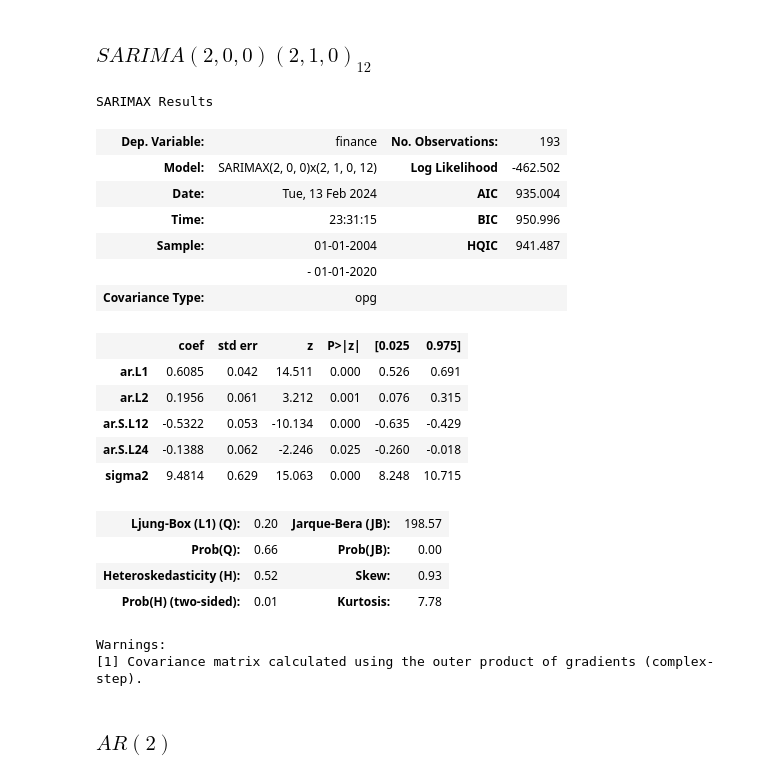
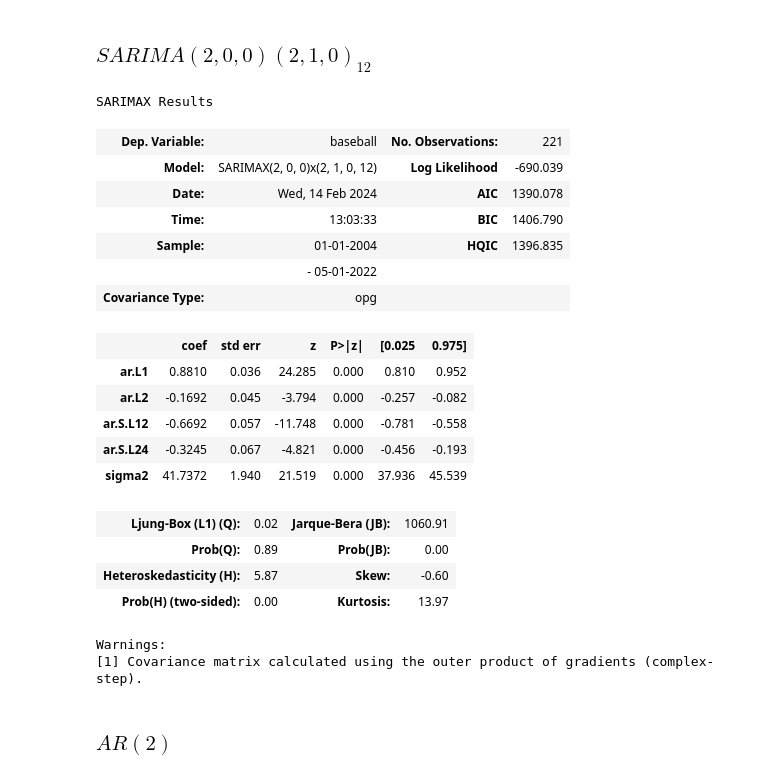
Before and after one commit to roihezkiyahu/Time-Series-Course, a Jupyter notebook: HW5/HW5.ipynb, the cells around one changed output. Cells and saved outputs as stored; diff of their text form; code cells hidden in the pictures.

```diff
--- a/HW5/HW5.ipynb
+++ b/HW5/HW5.ipynb
@@ -85,0 +71,6 @@ Warnings:
+# %%
+def fit_summarize_sarima(data ,order, seasonal_order = (0,0,0,0)):
+    sarima_model = SARIMAX(data, order=order,seasonal_order=seasonal_order, freq="MS")
+    sarima_model_fit = sarima_model.fit(disp=False)
+    display(sarima_model_fit.summary())
+fit_summarize_sarima(finance, (2, 0, 0), (1,1,0,12))
@@ -184,10 +187,3 @@ the model seem to work quite well, i tried some different models but did not get
 ## A
 # %%
 baseball = pd.read_csv("baseball_popularity.csv")
-# %%
-baseball["month"] = pd.date_range(start = '2004-01-01', end = '2022-05-01', freq='MS')
-baseball.set_index("month", inplace = True)
-baseball.plot(figsize = (10,6))
-plt.title("Baseball Search Trends",fontsize=30)
-plt.xlabel('Year', fontsize=20)
-plt.ylabel('Relative Search Interest', fontsize=20)
@@ -196,0 +190,2 @@ Text(0, 0.5, 'Relative Search Interest')
+# %%
+baseball = preprocess_and_plot(baseball)
@@ -244,6 +230,6 @@ def fit_plot_sarima(order, seasonal_order = (0,0,0,0)):
 # %% [markdown]
 ### $SARIMA(2,0,0)(1,1,0)_{12}$
 # %%
-fit_plot_sarima((2,0,0), (1,1,0,12))
+fit_summarize_sarima(baseball, (2,0,0), (1,1,0,12))
 # %% [output]
 SARIMAX Results
@@ -268,26 +254,26 @@ Warnings:
 # %% [markdown]
 ### $SARIMA(2,0,0)(2,1,0)_{12}$
 # %%
-fit_plot_sarima((2,0,0), (2,1,0,12))
+fit_summarize_sarima(baseball, (2,0,0), (2,1,0,12))
 # %% [output]
 SARIMAX Results
-| Dep. Variable: | finance | No. Observations: | 193 |
-| Model: | SARIMAX(2, 0, 0)x(2, 1, 0, 12) | Log Likelihood | -462.502 |
-| Date: | Tue, 13 Feb 2024 | AIC | 935.004 |
-| Time: | 23:31:15 | BIC | 950.996 |
-| Sample: | 01-01-2004 | HQIC | 941.487 |
-|  | - 01-01-2020 |  |  |
+| Dep. Variable: | baseball | No. Observations: | 221 |
+| Model: | SARIMAX(2, 0, 0)x(2, 1, 0, 12) | Log Likelihood | -690.039 |
+| Date: | Wed, 14 Feb 2024 | AIC | 1390.078 |
+| Time: | 13:03:33 | BIC | 1406.790 |
+| Sample: | 01-01-2004 | HQIC | 1396.835 |
+|  | - 05-01-2022 |  |  |
 | Covariance Type: | opg |  |  |
 |  | coef | std err | z | P>|z| | [0.025 | 0.975] |
-| ar.L1 | 0.6085 | 0.042 | 14.511 | 0.000 | 0.526 | 0.691 |
-| ar.L2 | 0.1956 | 0.061 | 3.212 | 0.001 | 0.076 | 0.315 |
-| ar.S.L12 | -0.5322 | 0.053 | -10.134 | 0.000 | -0.635 | -0.429 |
-| ar.S.L24 | -0.1388 | 0.062 | -2.246 | 0.025 | -0.260 | -0.018 |
-| sigma2 | 9.4814 | 0.629 | 15.063 | 0.000 | 8.248 | 10.715 |
+| ar.L1 | 0.8810 | 0.036 | 24.285 | 0.000 | 0.810 | 0.952 |
+| ar.L2 | -0.1692 | 0.045 | -3.794 | 0.000 | -0.257 | -0.082 |
+| ar.S.L12 | -0.6692 | 0.057 | -11.748 | 0.000 | -0.781 | -0.558 |
+| ar.S.L24 | -0.3245 | 0.067 | -4.821 | 0.000 | -0.456 | -0.193 |
+| sigma2 | 41.7372 | 1.940 | 21.519 | 0.000 | 37.936 | 45.539 |
-| Ljung-Box (L1) (Q): | 0.20 | Jarque-Bera (JB): | 198.57 |
-| Prob(Q): | 0.66 | Prob(JB): | 0.00 |
-| Heteroskedasticity (H): | 0.52 | Skew: | 0.93 |
-| Prob(H) (two-sided): | 0.01 | Kurtosis: | 7.78 |
+| Ljung-Box (L1) (Q): | 0.02 | Jarque-Bera (JB): | 1060.91 |
+| Prob(Q): | 0.89 | Prob(JB): | 0.00 |
+| Heteroskedasticity (H): | 5.87 | Skew: | -0.60 |
+| Prob(H) (two-sided): | 0.00 | Kurtosis: | 13.97 |
 Warnings:
 [1] Covariance matrix calculated using the outer product of gradients (complex-step).
 # %% [markdown]
```
Also changed, not shown: parts of 51 cells of this notebook.
